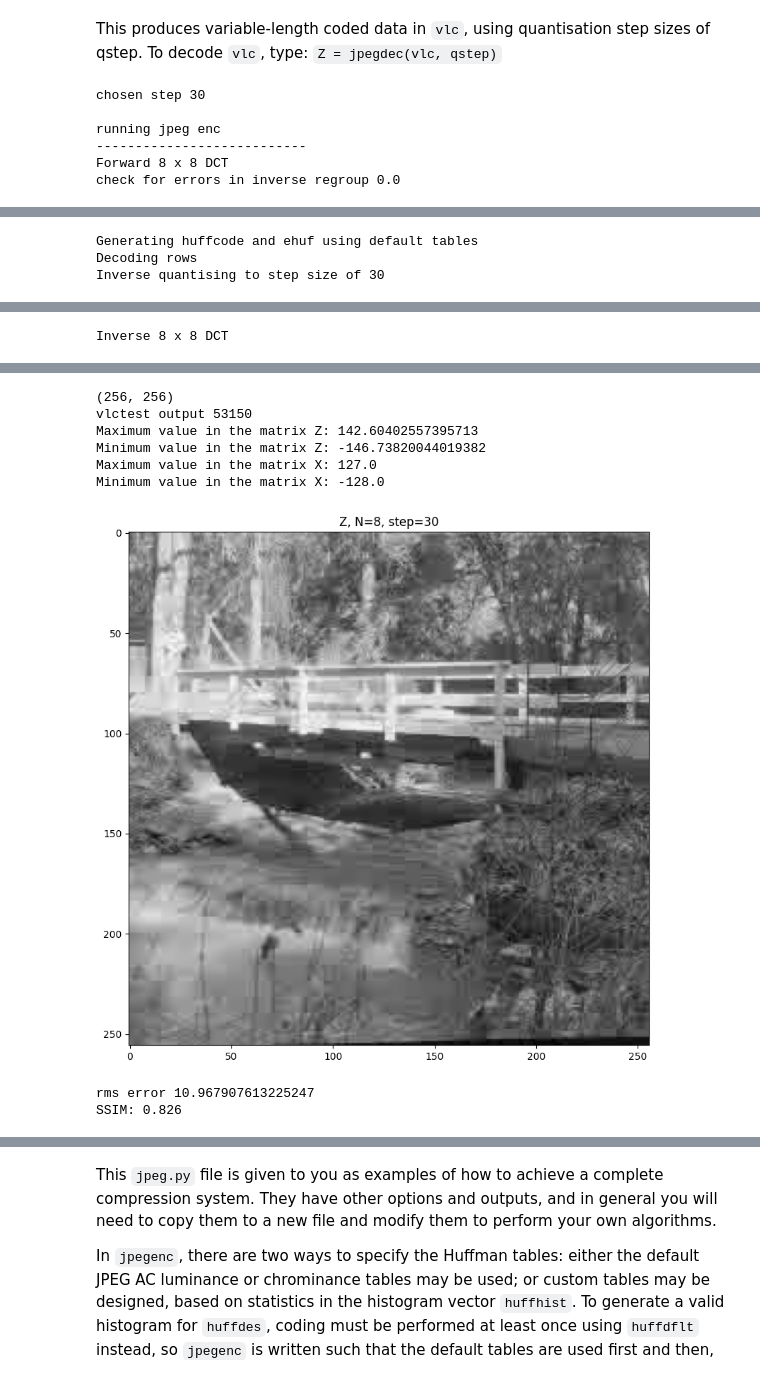
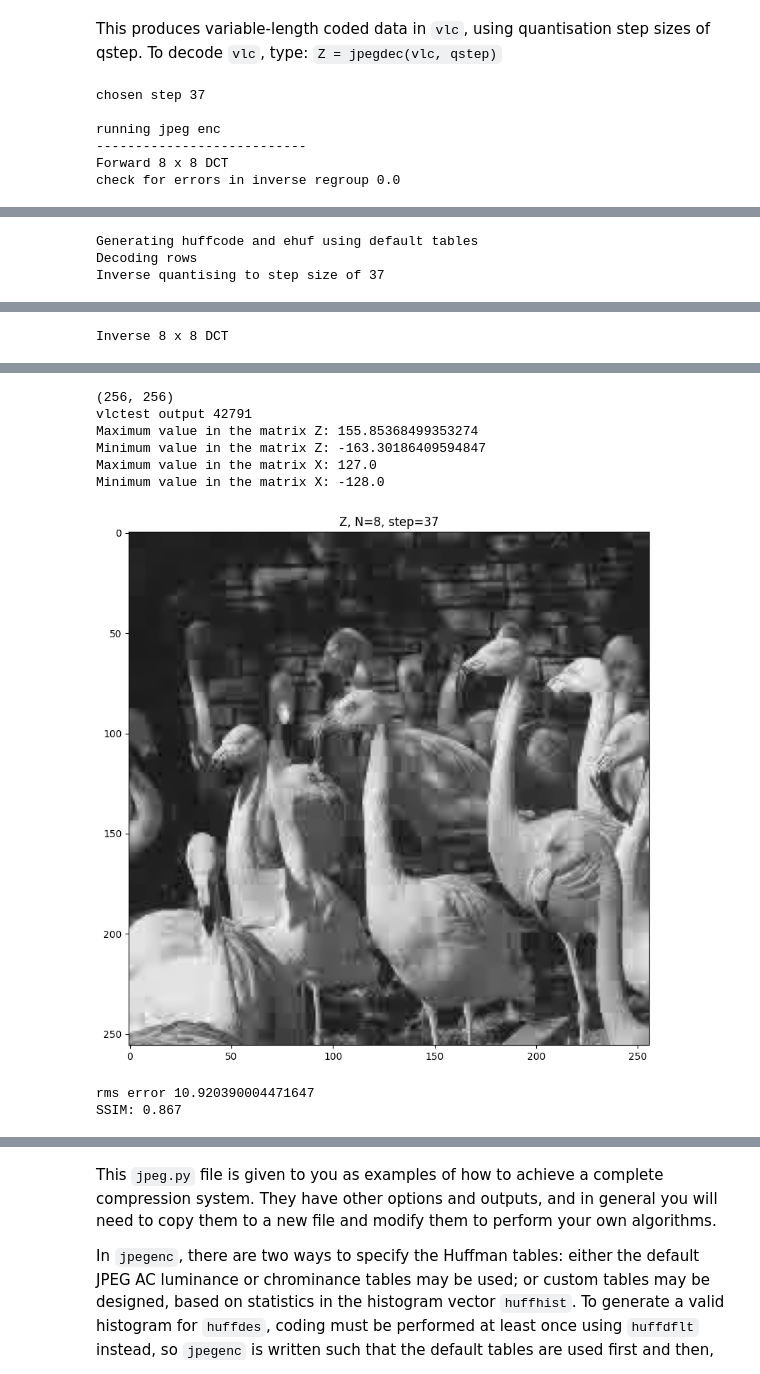
Before and after one commit to AndrewKeYanzhe/cued_sf2_lab-master, a Jupyter notebook: 12-huffman_2LayerDCT.ipynb, the cells around one changed output, grey strips where cells are left out. Drawn from its saved outputs; the diff is of its cells as text; code cells hidden in the pictures.

Commit message:
test flamingo image

```diff
--- a/12-huffman_2LayerDCT.ipynb
+++ b/12-huffman_2LayerDCT.ipynb
@@ -128,12 +128,28 @@ qstep = 46.5
 
 X, _ = load_mat_img(img='lighthouse.mat', img_info='X', cmap_info={'map', 'map2'})
 X, _ = load_mat_img(img='bridge.mat', img_info='X', cmap_info={'map'})
-# X, _ = load_mat_img(img='flamingo.mat', img_info='X', cmap_info={'map', 'map2'})
+X, _ = load_mat_img(img='flamingo.mat', img_info='X')
+
+
+
+# TODO ASK IF MAP MATTERS
+
+
+
 # X, _ = load_mat_img(img='SF2_competition_image_2023.mat', img_info='X', cmap_info={'map', 'map2'})
 # X, _ = load_mat_img(img='SF2_competition_image_2023.mat', img_info='X') #not sure if the lack of cmap info affects anything
 X = X - 128.0 #this is needed, otherwise random white dots will appear in lbt
 
 
+fig, ax = plt.subplots(figsize=(8,8))  # Adjust the figure size as needed
+
+
+# Plot the block matrix
+im_obj = ax.imshow(X, aspect='auto', cmap='gray')
+ax.set_title(f"X")
+
+plt.tight_layout()  # Adjust the layout
+plt.show()
 
 
 # target is 40960 bits
@@ -220,7 +238,9 @@ for step in decimal_range_stepsize:
 N=8
 M=8
 
-optimal_step_size = 30 #debug TODO remove
+optimal_step_size = 37 #debug TODO remove
+
+# 30 causes flamingo to crash
 
 print("chosen step",optimal_step_size)
 print("\nrunning jpeg enc\n---------------------------")
@@ -287,7 +307,7 @@ print("rms error",np.std(X-Z))
 ssim_index = calculate_ssim( X , Z)
 print(f"SSIM: {ssim_index:.3f}")
 # %% [output]
-chosen step 30
+chosen step 37
 
 running jpeg enc
 ---------------------------
@@ -316,3 +336,3 @@ Inverse 4 x 4 DCT
 Generating huffcode and ehuf using default tables
 Decoding rows
-Inverse quantising to step size of 30
+Inverse quantising to step size of 37
@@ -322,12 +342,12 @@ Inverse 8 x 8 DCT
 (256, 256)
-vlctest output 53150
-Maximum value in the matrix Z: 142.60402557395713
-Minimum value in the matrix Z: -146.73820044019382
+vlctest output 42791
+Maximum value in the matrix Z: 155.85368499353274
+Minimum value in the matrix Z: -163.30186409594847
 Maximum value in the matrix X: 127.0
 Minimum value in the matrix X: -128.0
-[figure, old version]
+[figure, new version]
-rms error 10.967907613225247
-SSIM: 0.826
+rms error 10.920390004471647
+SSIM: 0.867
 # %%
 # your code here
 import io
```
Also changed, not shown: parts of 5 cells of this notebook.
